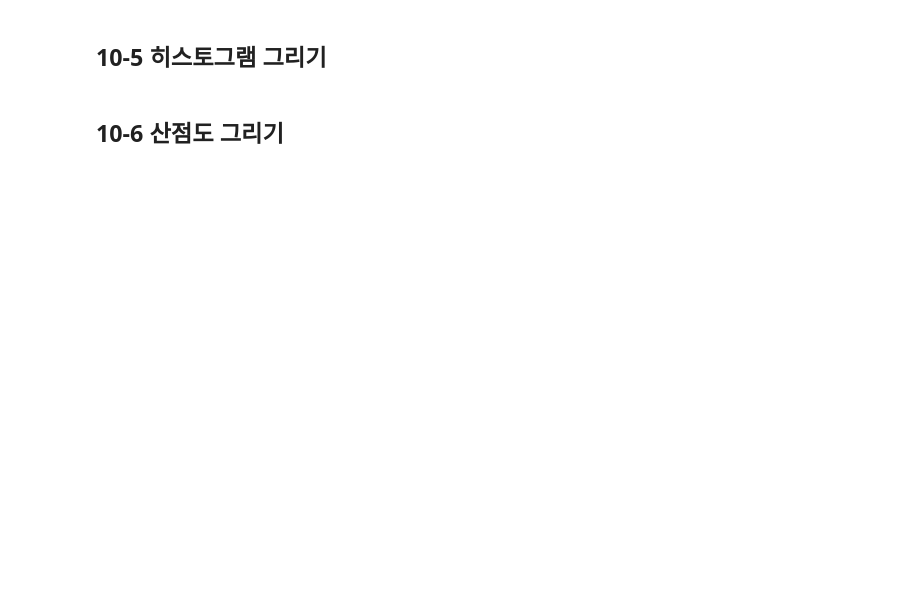
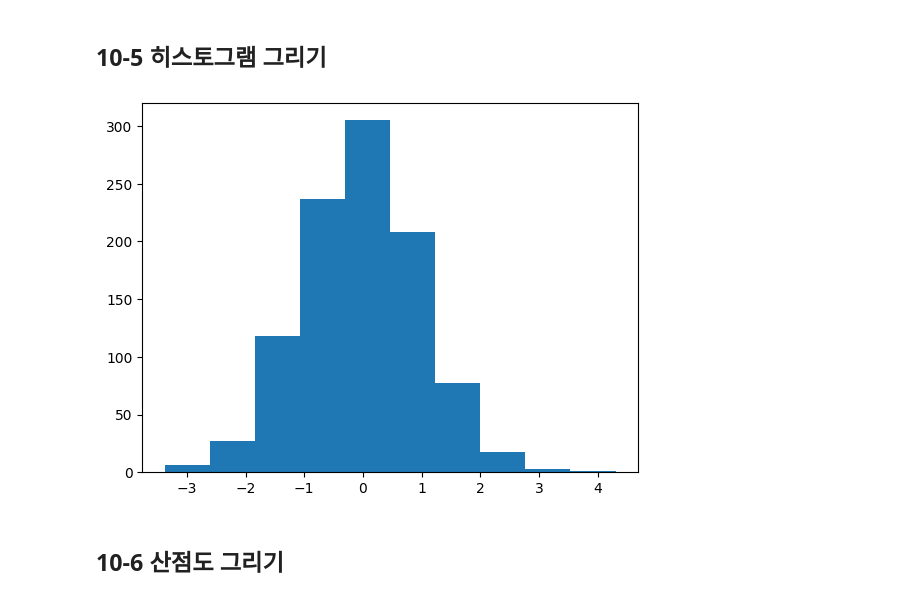
Before and after one commit to jj-it-lab/Data-Analysis-with-Open-Source, a Jupyter notebook: 오픈소스_데이터_분석_10강.ipynb, the cells around one changed output. Saved outputs shown, nothing was run; the diff lists cells and outputs as text; code cells hidden in the pictures; blank space fills up the shorter version.

```diff
--- a/오픈소스_데이터_분석_10강.ipynb
+++ b/오픈소스_데이터_분석_10강.ipynb
@@ -121,13 +125,15 @@ plt.show()
 # %%
 import matplotlib.pyplot as plt
 import numpy as np
 
 ## 데이터 생성 (정규 분포를 따르는 1000개의 난수)
 data = np.random.randn(1000)
 
 ## 히스토그램 그리기
-
+plt.hist(data, bins=10) ## bins 해상도
 plt.show()
+# %% [output]
+[figure, added]
 # %% [markdown]
 ## 10-6 산점도 그리기
 # %%
```
Also changed, not shown: parts of 6 cells of this notebook.
